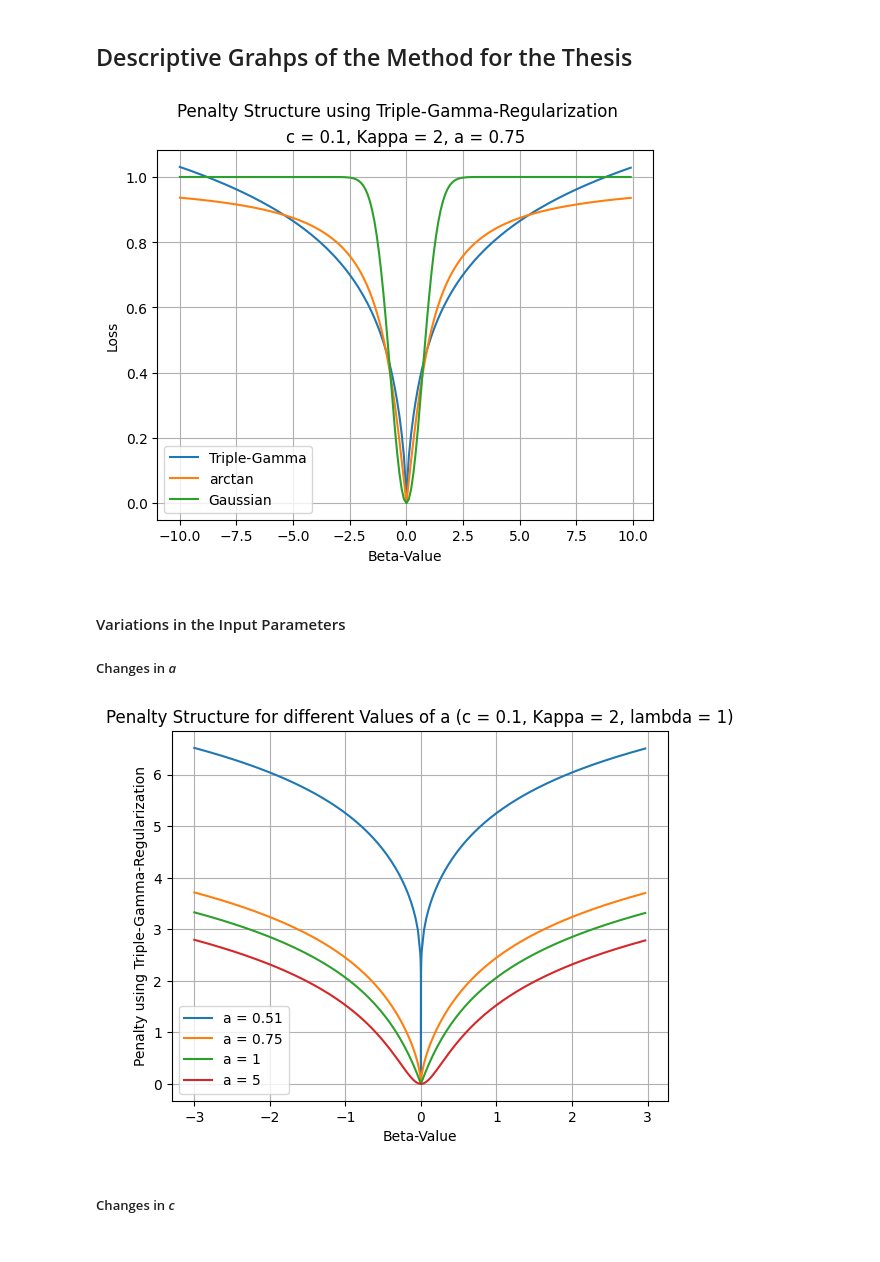
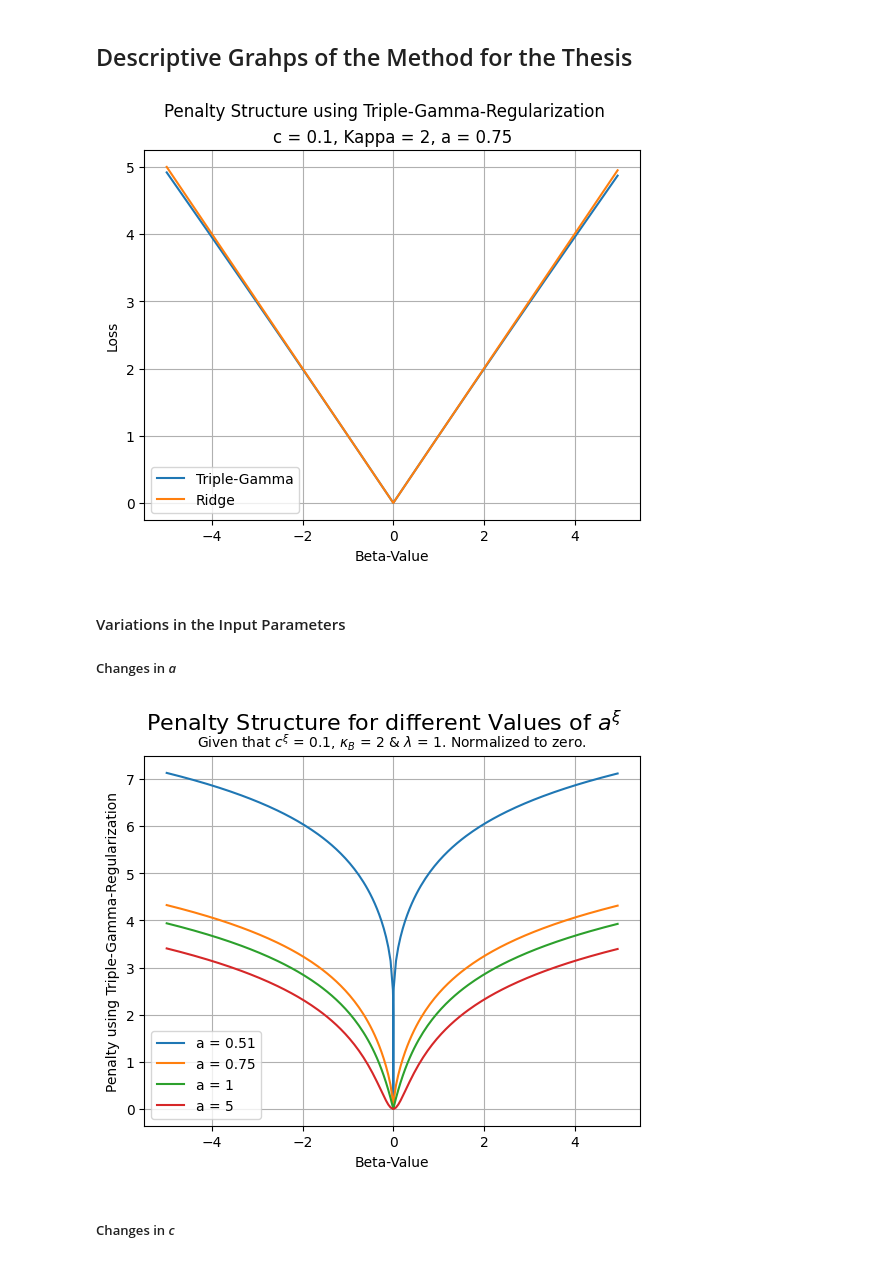
Before and after one commit to therealLucasPaul/MScThesis_Econ, a Jupyter notebook: 02_simulation/descriptive_grahps.ipynb, the cells around one changed output. Drawn from its saved outputs; the diff is of its cells as text; code cells hidden in the pictures.

```diff
--- a/02_simulation/descriptive_grahps.ipynb
+++ b/02_simulation/descriptive_grahps.ipynb
@@ -14,18 +14,18 @@ import matplotlib.pyplot as plt
 num_points_outside = 100
 num_points_aroundzero = 200
 
-x_outside_neg = np.linspace(-10, -0.01, num_points_outside, endpoint=False)
+x_outside_neg = np.linspace(-5, -0.01, num_points_outside, endpoint=False)
 x_aroundzero = np.linspace(-0.01, 0.01, num_points_aroundzero, endpoint=False)
-x_outside_pos = np.linspace(0.01, 10, num_points_outside, endpoint=False)
+x_outside_pos = np.linspace(0.01, 5, num_points_outside, endpoint=False)
 
 x_values = np.concatenate((x_outside_neg, x_aroundzero, x_outside_pos))
 # %%
 ### Structure of the Penalty for different values in a
 # Set the some values for a (Given that a>0.5) and the remaining parameters
-a_values = [0.75]
-c = 0.1
-kappa = 2
-lamda = 0.2
+a_values = [1]
+c = 30
+kappa = 1
+lamda = 1
 y_values_LASSO = list()
 y_values_RIDGE = list()
 y_values_arctan = list()
@@ -44,9 +44,9 @@ for a in a_values:
         y_values_arctan.append((2/np.pi)*np.arctan(abs(x)))
     plt.plot(x_values, y_values, label="Triple-Gamma")
     #plt.plot(x_values, y_values_LASSO, label="LASSO")
-    #plt.plot(x_values, y_values_RIDGE, label="Ridge")
-    plt.plot(x_values, y_values_arctan, label="arctan")
-    plt.plot(x_values, y_values_Gaussian, label="Gaussian")
+    plt.plot(x_values, y_values_RIDGE, label="Ridge")
+    #plt.plot(x_values, y_values_arctan, label="arctan")
+    #plt.plot(x_values, y_values_Gaussian, label="Gaussian")
 
 
 
@@ -60,37 +60,39 @@ plt.grid(True)
 plt.savefig("021_simulation_figures/simpleTGpenalty.png")
 plt.show()
 # %% [output]
-[figure, old version]
+[figure, new version]
 # %% [markdown]
 #### Variations in the Input Parameters
 ##### Changes in _a_
 # %%
 ### Structure of the Penalty for different values in a
 # Set the some values for a (Given that a>0.5) and the remaining parameters
 a_values = [0.51,0.75,1,5]
 c = 0.1
 kappa = 2
 lamda = 1
 
 # Plot the function log(-U(.,.,.)) for each value of a
 for a in a_values:
     y_values = list()
     for x in x_values:
         phi = (2*c)/((kappa**2)*a)
         y_value = lamda*(-1)*hyperu.log_hyperu(torch.tensor([[c+0.5]]),torch.tensor([[1.5-a]]),(torch.tensor([[x]])**2)/(2*phi))+hyperu.log_hyperu(torch.tensor([[c+0.5]]),torch.tensor([[1.5-a]]),torch.tensor([[0.0]]))
         y_values.append(y_value.item())
     plt.plot(x_values, y_values, label=f'a = {a}')
 
 # Add labels and title
 plt.xlabel('Beta-Value')
 plt.ylabel('Penalty using Triple-Gamma-Regularization')
-plt.title('Penalty Structure for different Values of a (c = 0.1, Kappa = 2, lambda = 1)')
+plt.suptitle(f'Penalty Structure for different Values of $a^\\xi$', fontsize=16)
+plt.title(f'Given that $c^\\xi$ = {c}, $\\kappa_B$ = {kappa} & $\\lambda$ = {lamda}. Normalized to zero.', fontsize=10)
+
 plt.legend()
 plt.grid(True)
 plt.savefig("021_simulation_figures/TGPenalty_ChangeInA.png")
 plt.show()
 # %% [output]
-[figure, old version]
+[figure, new version]
 # %% [markdown]
 ##### Changes in _c_
 # %%
```
Also changed, not shown: parts of 5 cells of this notebook, 24 other files.
